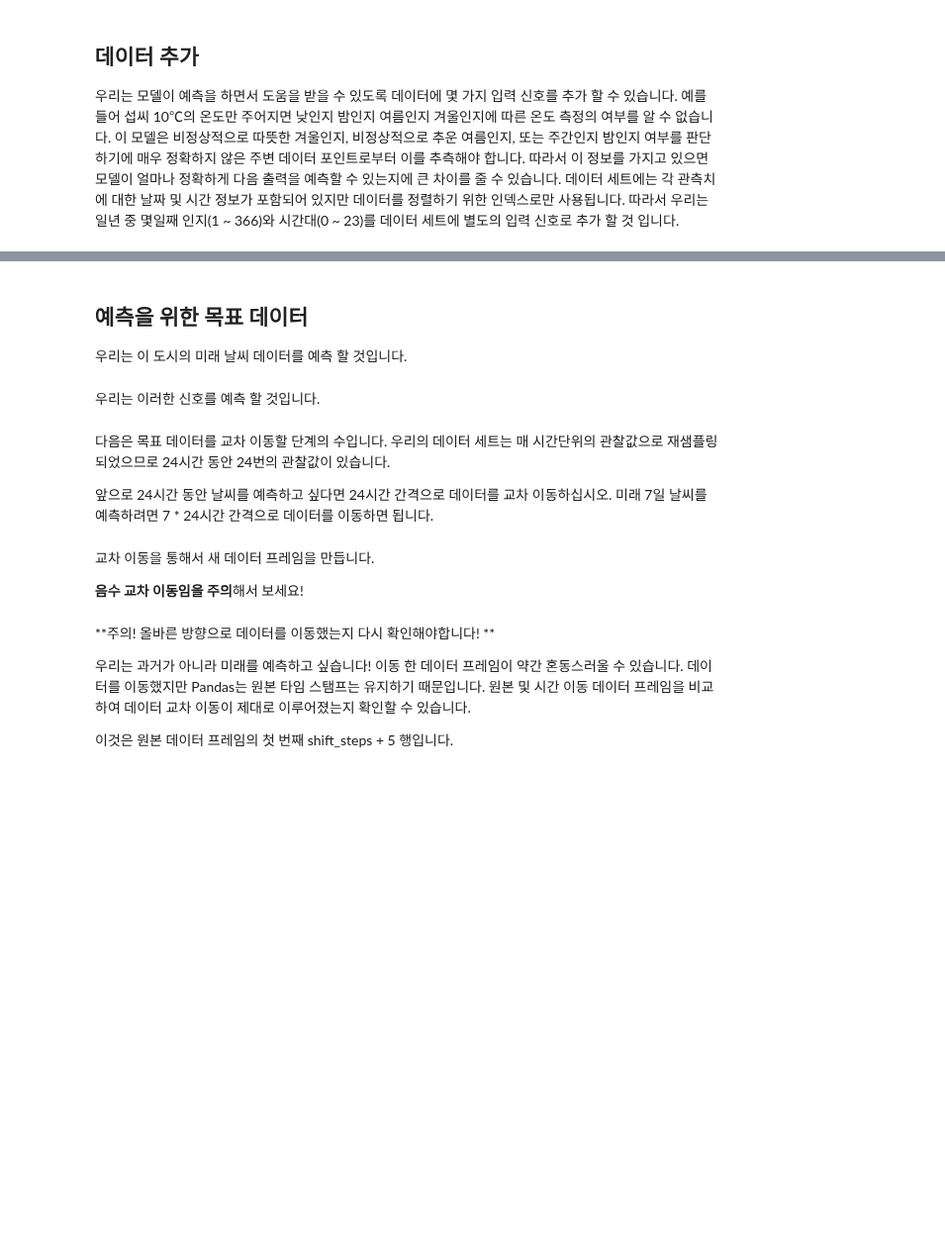
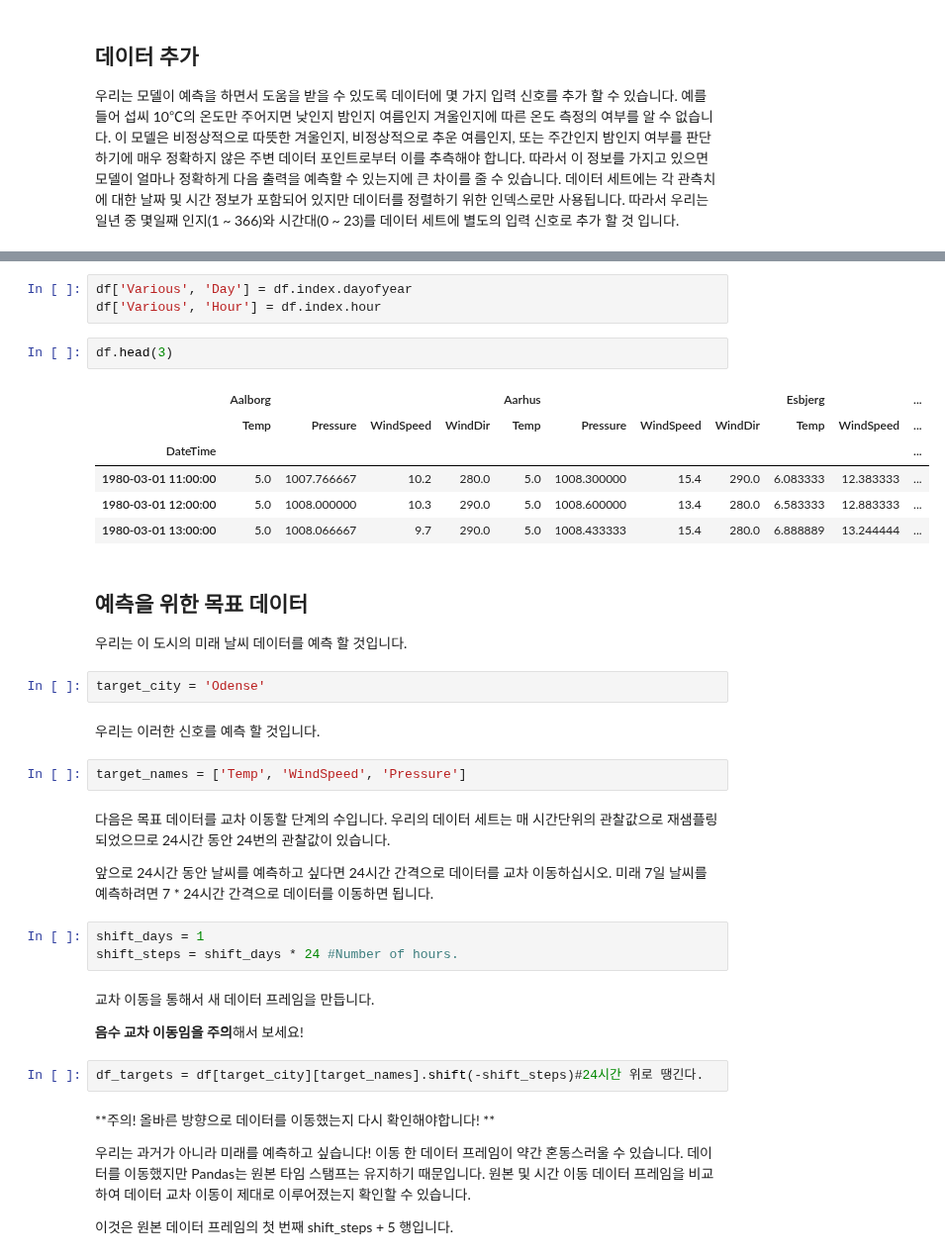
Before and after one commit to sturu1/THU-PM, a Jupyter notebook: Copy_of_7_Time_Series_Problem_using_RNN_ipynb의_사본.ipynb, the cells around one changed output, grey strips where cells are left out. Shown at 99% size. Drawn from its saved outputs; the diff is of its cells as text; blank space fills up the shorter version.

```diff
--- a/Copy_of_7_Time_Series_Problem_using_RNN_ipynb의_사본.ipynb
+++ b/Copy_of_7_Time_Series_Problem_using_RNN_ipynb의_사본.ipynb
@@ -192,17 +199,38 @@ df['Odense']['Temp']['2006-05':'2006-07'].plot()
+# %%
+df['Various', 'Day'] = df.index.dayofyear
+df['Various', 'Hour'] = df.index.hour
+# %%
+df.head(3)
+# %% [output]
+|  | Aalborg |  |  |  | Aarhus |  |  |  | Esbjerg |  | ... |
+|  | Temp | Pressure | WindSpeed | WindDir | Temp | Pressure | WindSpeed | WindDir | Temp | WindSpeed | ... |
+| DateTime |  |  |  |  |  |  |  |  |  |  | ... |
+| 1980-03-01 11:00:00 | 5.0 | 1007.766667 | 10.2 | 280.0 | 5.0 | 1008.300000 | 15.4 | 290.0 | 6.083333 | 12.383333 | ... |
+| 1980-03-01 12:00:00 | 5.0 | 1008.000000 | 10.3 | 290.0 | 5.0 | 1008.600000 | 13.4 | 280.0 | 6.583333 | 12.883333 | ... |
+| 1980-03-01 13:00:00 | 5.0 | 1008.066667 | 9.7 | 290.0 | 5.0 | 1008.433333 | 15.4 | 280.0 | 6.888889 | 13.244444 | ... |
 # %% [markdown]
 ## 예측을 위한 목표 데이터
 우리는 이 도시의 미래 날씨 데이터를 예측 할 것입니다.
+# %%
+target_city = 'Odense'
 # %% [markdown]
 우리는 이러한 신호를 예측 할 것입니다.
+# %%
+target_names = ['Temp', 'WindSpeed', 'Pressure']
 # %% [markdown]
 다음은 목표 데이터를 교차 이동할 단계의 수입니다. 우리의 데이터 세트는 매 시간단위의 관찰값으로 재샘플링 되었으므로 24시간 동안 24번의 관찰값이 있습니다.
 
 
 앞으로 24시간 동안 날씨를 예측하고 싶다면 24시간 간격으로 데이터를 교차 이동하십시오. 미래 7일 날씨를 예측하려면 7 * 24시간 간격으로 데이터를 이동하면 됩니다.
+# %%
+shift_days = 1
+shift_steps = shift_days * 24 #Number of hours.
 # %% [markdown]
 교차 이동을 통해서 새 데이터 프레임을 만듭니다.
 
 **음수 교차 이동임을 주의**해서 보세요!
+# %%
+df_targets = df[target_city][target_names].shift(-shift_steps)#24시간 위로 땡긴다.
 # %% [markdown]
 **주의! 올바른 방향으로 데이터를 이동했는지 다시 확인해야합니다! **
 
```
Also changed, not shown: parts of 60 cells of this notebook.
